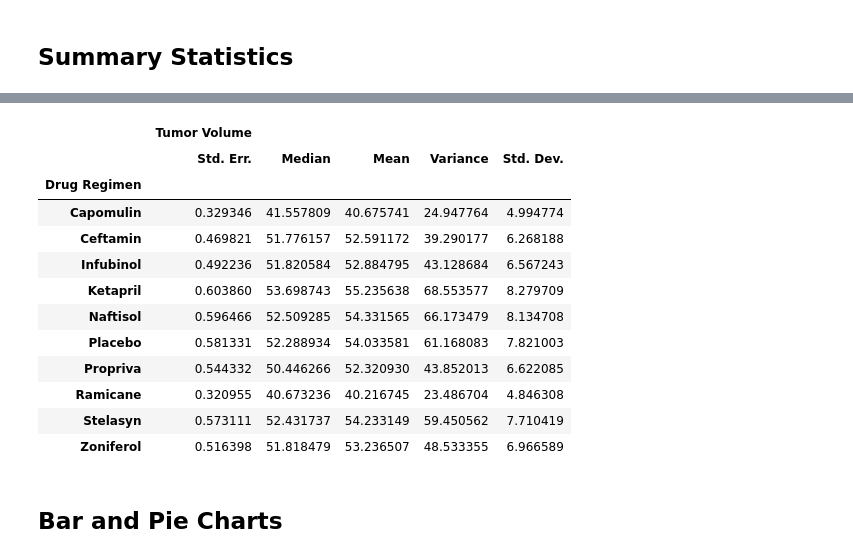
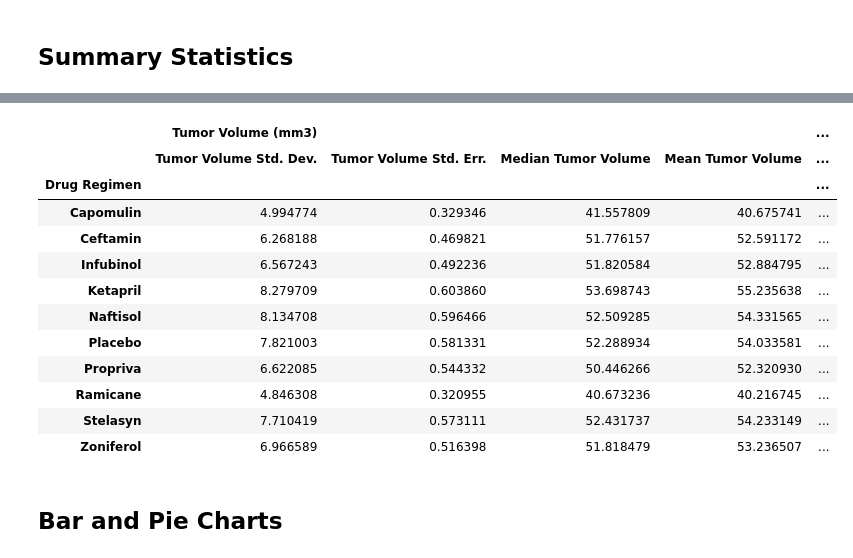
Before and after one commit to kcwaggs/data_visualization-challenge, a Jupyter notebook: pymaceuticals.ipynb, the cells around one changed output, grey strips where cells are left out. Cells and saved outputs as stored; diff of their text form; code cells hidden in the pictures.

```diff
--- a/pymaceuticals.ipynb
+++ b/pymaceuticals.ipynb
@@ -131,37 +131,34 @@ summary_stats_df
 # %%
 ### A more advanced method to generate a summary statistics table of mean, median, variance, standard deviation,
+# Using the aggregation method, produce the same summary statistics in a single line
 # and SEM of the tumor volume for each regimen (only one method is required in the solution)
 summary_stats_agg =  pd.DataFrame(cleaned_df.groupby(['Drug Regimen'])[['Tumor Volume (mm3)']].agg({'mean'
                                                                                ,'median'
                                                                                ,'var'
                                                                                ,'std'
                                                                                ,'sem'}))
 
-summary_stats_agg = summary_stats_agg.rename(columns = {"std": 'Std. Dev.'
-                                                       ,"mean": 'Mean'
-                                                       ,"var": 'Variance'
-                                                       ,"median": 'Median'
-                                                       ,"sem": 'Std. Err.'
-                                                       ,"Tumor Volume (mm3)": 'Tumor Volume'})
+summary_stats_agg = summary_stats_agg.rename(columns = {"std": 'Tumor Volume Std. Dev.'
+                                                       ,"mean": 'Mean Tumor Volume'
+                                                       ,"var": 'Tumor Volume Variance'
+                                                       ,"median": 'Median Tumor Volume'
+                                                       ,"sem": 'Tumor Volume Std. Err.'})
 
 summary_stats_agg
-
-
-# Using the aggregation method, produce the same summary statistics in a single line
 # %% [output]
-|  | Tumor Volume |  |  |  |  |
-|  | Std. Err. | Median | Mean | Variance | Std. Dev. |
-| Drug Regimen |  |  |  |  |  |
-| Capomulin | 0.329346 | 41.557809 | 40.675741 | 24.947764 | 4.994774 |
-| Ceftamin | 0.469821 | 51.776157 | 52.591172 | 39.290177 | 6.268188 |
-| Infubinol | 0.492236 | 51.820584 | 52.884795 | 43.128684 | 6.567243 |
-| Ketapril | 0.603860 | 53.698743 | 55.235638 | 68.553577 | 8.279709 |
-| Naftisol | 0.596466 | 52.509285 | 54.331565 | 66.173479 | 8.134708 |
-| Placebo | 0.581331 | 52.288934 | 54.033581 | 61.168083 | 7.821003 |
-| Propriva | 0.544332 | 50.446266 | 52.320930 | 43.852013 | 6.622085 |
-| Ramicane | 0.320955 | 40.673236 | 40.216745 | 23.486704 | 4.846308 |
-| Stelasyn | 0.573111 | 52.431737 | 54.233149 | 59.450562 | 7.710419 |
-| Zoniferol | 0.516398 | 51.818479 | 53.236507 | 48.533355 | 6.966589 |
+|  | Tumor Volume (mm3) |  |  |  | ... |
+|  | Tumor Volume Std. Dev. | Tumor Volume Std. Err. | Median Tumor Volume | Mean Tumor Volume | ... |
+| Drug Regimen |  |  |  |  | ... |
+| Capomulin | 4.994774 | 0.329346 | 41.557809 | 40.675741 | ... |
+| Ceftamin | 6.268188 | 0.469821 | 51.776157 | 52.591172 | ... |
+| Infubinol | 6.567243 | 0.492236 | 51.820584 | 52.884795 | ... |
+| Ketapril | 8.279709 | 0.603860 | 53.698743 | 55.235638 | ... |
+| Naftisol | 8.134708 | 0.596466 | 52.509285 | 54.331565 | ... |
+| Placebo | 7.821003 | 0.581331 | 52.288934 | 54.033581 | ... |
+| Propriva | 6.622085 | 0.544332 | 50.446266 | 52.320930 | ... |
+| Ramicane | 4.846308 | 0.320955 | 40.673236 | 40.216745 | ... |
+| Stelasyn | 7.710419 | 0.573111 | 52.431737 | 54.233149 | ... |
+| Zoniferol | 6.966589 | 0.516398 | 51.818479 | 53.236507 | ... |
 # %% [markdown]
 ## Bar and Pie Charts
 # %%
```
Also changed, not shown: parts of 17 cells of this notebook.
